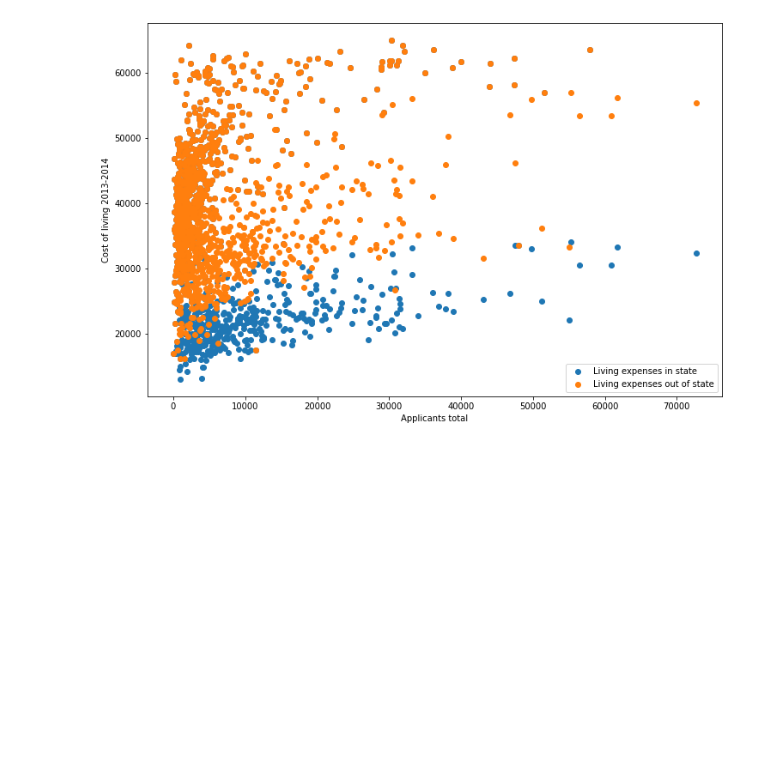
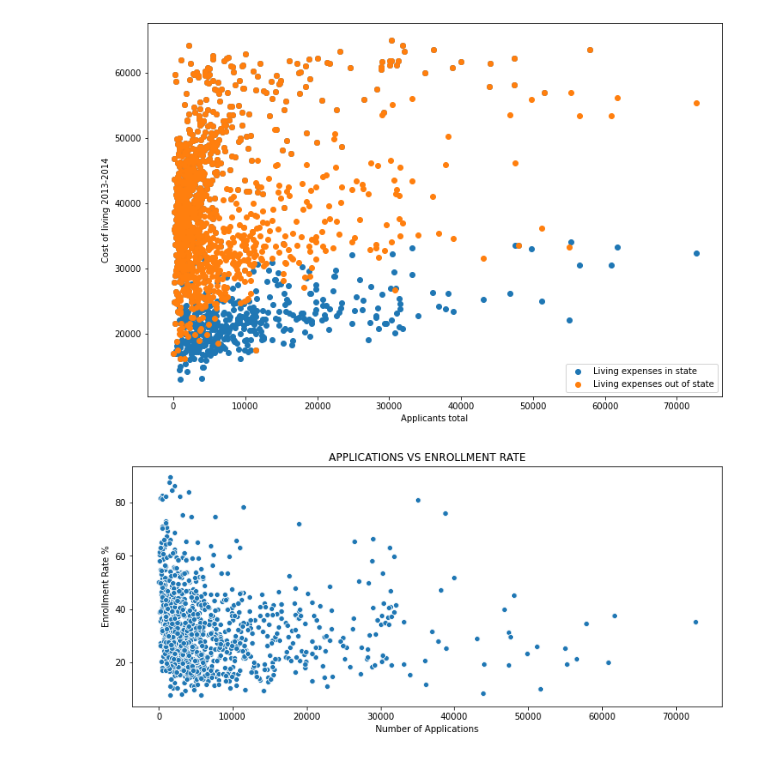
Before and after one commit to XinyuMai/PHSX815_Week12, a Jupyter notebook: HW12.ipynb, the cells around one changed output. Cells and saved outputs as stored; diff of their text form; code cells hidden in the pictures; blank space fills up the shorter version.

```diff
--- a/HW12.ipynb
+++ b/HW12.ipynb
@@ -228,3 +231,11 @@ Text(0, 0.5, 'Cost of living 2013-2014')
+# %%
+plt.figure(figsize=(12,5))
+sns.scatterplot(ipeds['Applicants total'],ipeds['enrollment_rate'],data=ipeds)
+plt.title('APPLICATIONS VS ENROLLMENT RATE')
+plt.ylabel('Enrollment Rate %')
+plt.xlabel('Number of Applications');
+# %% [output]
+[figure, added]
 # %%
 f_cols =['Tuition and fees, 2010-11','Tuition and fees, 2011-12', 'Tuition and fees, 2012-13', 'Tuition and fees, 2013-14',
         'Total price for in-state students living on campus 2013-14',
```
Also changed, not shown: parts of 6 cells of this notebook.
